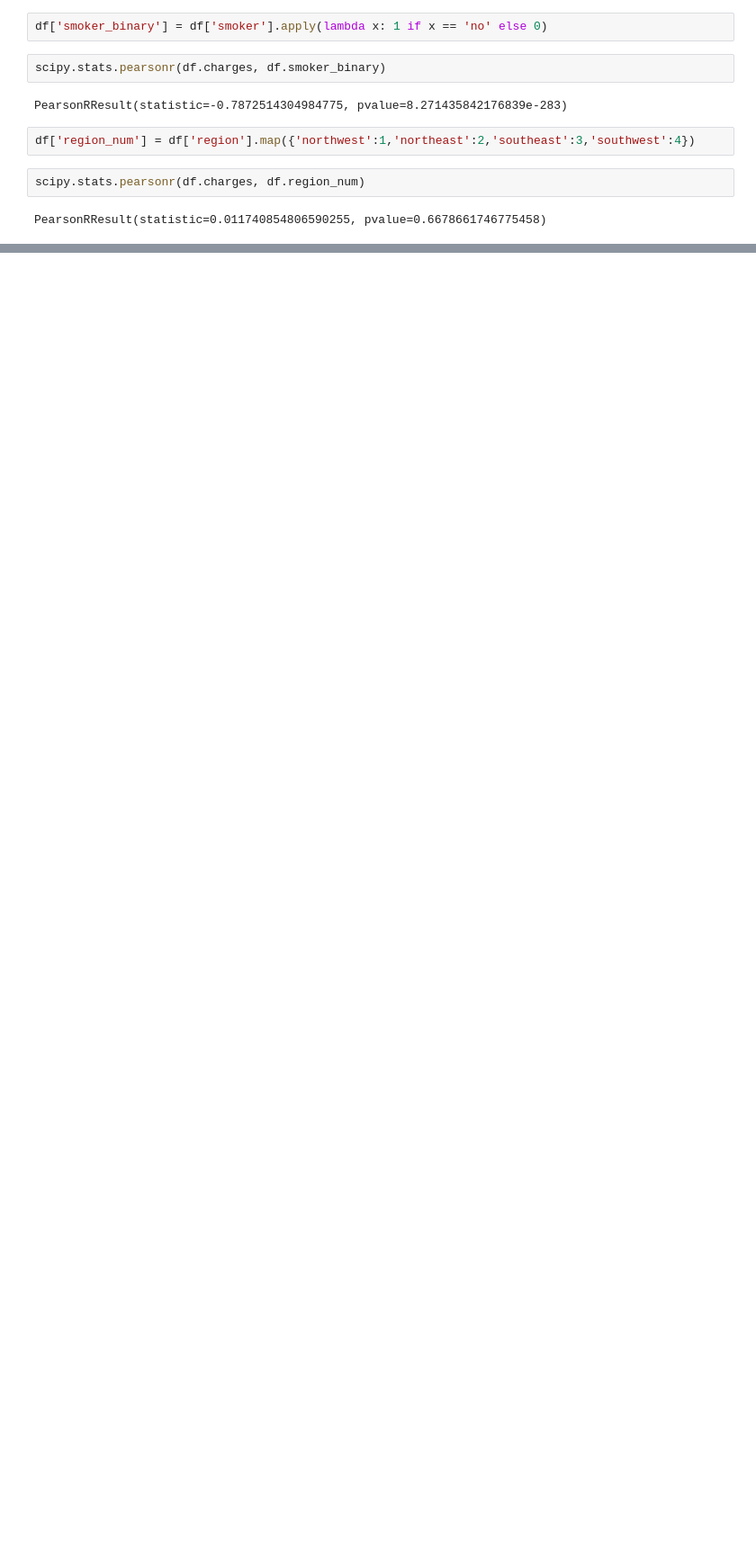
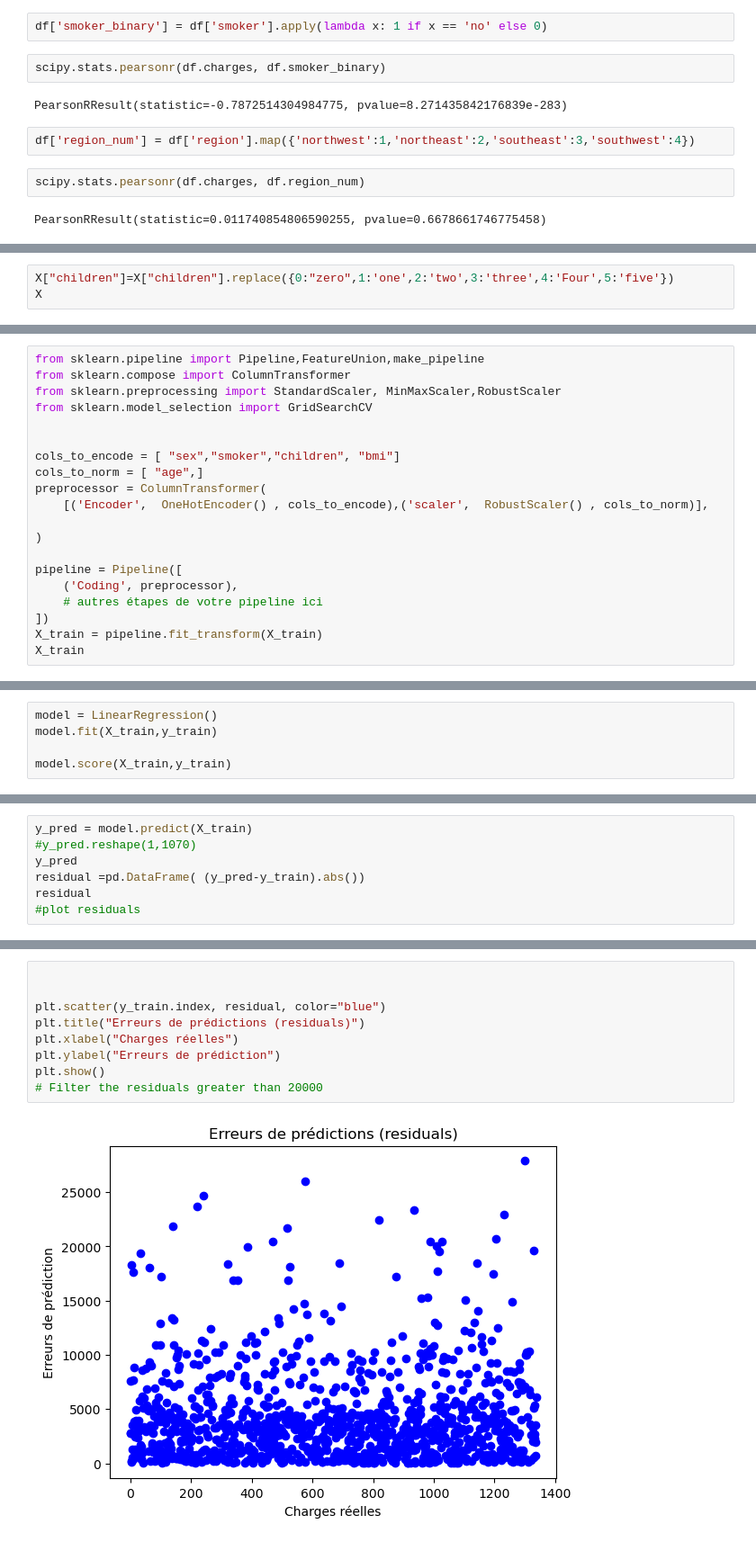
Before and after one commit to haelbrek/Projet_Assurance, a Jupyter notebook: adeline.ipynb, the cells around one changed output, grey strips where cells are left out. Shown at 90% size. Saved outputs shown, nothing was run; the diff lists cells and outputs as text; blank space fills up the shorter version.

Commit message:
modelisation adeline

```diff
--- a/adeline.ipynb
+++ b/adeline.ipynb
@@ -327,0 +345,3 @@ Sélectionner votre modèle ayant les meilleurs résultats et interpréter vos r
+# %%
+X["children"]=X["children"].replace({0:"zero",1:'one',2:'two',3:'three',4:'Four',5:'five'})
+X
@@ -360,0 +389,20 @@ ValueError: could not convert string to float: 'female'
+# %%
+from sklearn.pipeline import Pipeline,FeatureUnion,make_pipeline
+from sklearn.compose import ColumnTransformer
+from sklearn.preprocessing import StandardScaler, MinMaxScaler,RobustScaler
+from sklearn.model_selection import GridSearchCV
+
+
+cols_to_encode = [ "sex","smoker","children", "bmi"]
+cols_to_norm = [ "age",]
+preprocessor = ColumnTransformer(
+    [('Encoder',  OneHotEncoder() , cols_to_encode),('scaler',  RobustScaler() , cols_to_norm)],
+
+)
+
+pipeline = Pipeline([
+    ('Coding', preprocessor),
+    # autres étapes de votre pipeline ici
+])
+X_train = pipeline.fit_transform(X_train)
+X_train
@@ -360,0 +420,5 @@ ValueError: could not convert string to float: 'female'
+# %%
+model = LinearRegression()
+model.fit(X_train,y_train)
+
+model.score(X_train,y_train)
@@ -360,0 +427,7 @@ ValueError: could not convert string to float: 'female'
+# %%
+y_pred = model.predict(X_train)
+#y_pred.reshape(1,1070)
+y_pred
+residual =pd.DataFrame( (y_pred-y_train).abs())
+residual
+#plot residuals
@@ -360,0 +448,11 @@ ValueError: could not convert string to float: 'female'
+# %%
+
+
+plt.scatter(y_train.index, residual, color="blue")
+plt.title("Erreurs de prédictions (residuals)")
+plt.xlabel("Charges réelles")
+plt.ylabel("Erreurs de prédiction")
+plt.show()
+# Filter the residuals greater than 20000
+# %% [output]
+[figure, added]
```
Also changed, not shown: parts of 30 cells of this notebook, 2 other files.
